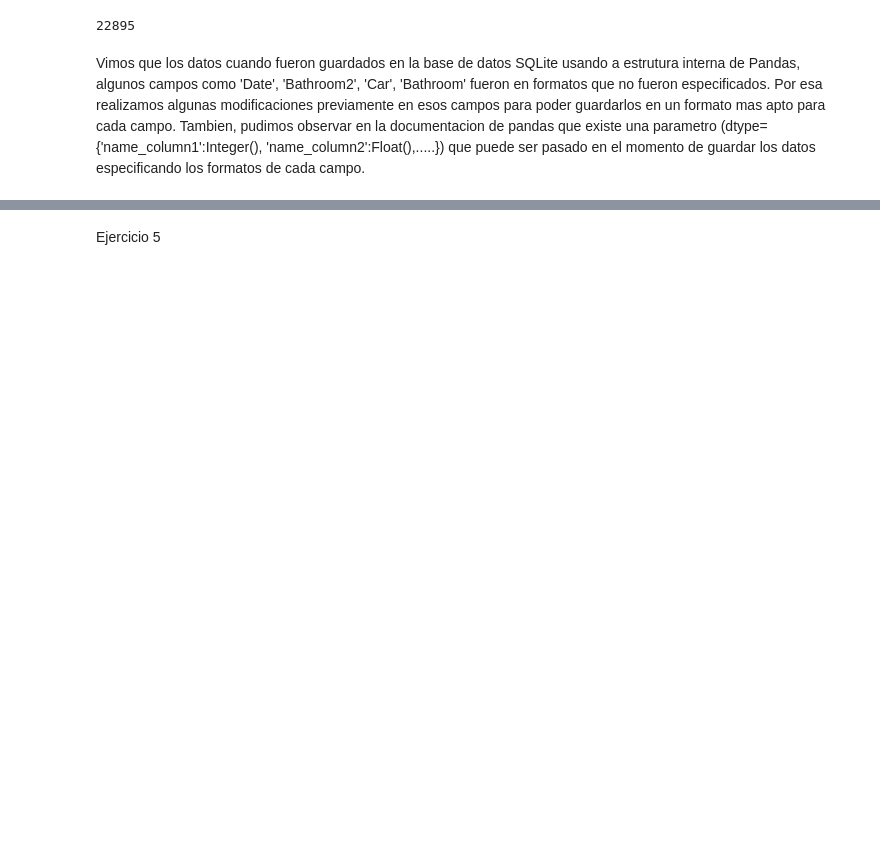
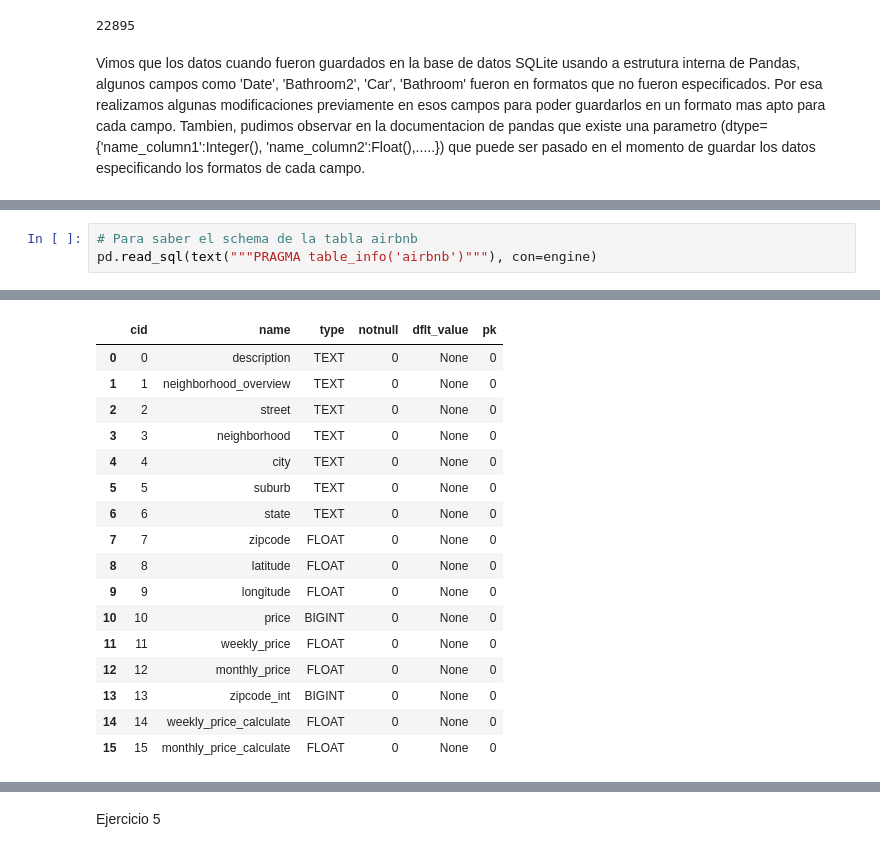
Before and after one commit to ramirobarone/CienciaDeDatosDiplo, a Jupyter notebook: Entregable_parte_1_eycd.ipynb, the cells around one changed output, grey strips where cells are left out. Saved outputs shown, nothing was run; the diff lists cells and outputs as text; blank space fills up the shorter version.

```diff
--- a/Entregable_parte_1_eycd.ipynb
+++ b/Entregable_parte_1_eycd.ipynb
@@ -186,0 +205,4 @@ NameError: name 'pd' is not defined
+# %%
+# Para saber el schema de la tabla airbnb
+pd.read_sql(text("""PRAGMA table_info('airbnb')"""), con=engine)
+# %% [output]
@@ -187,3 +213,20 @@ NameError: name 'pd' is not defined
+|  | cid | name | type | notnull | dflt_value | pk |
+| 0 | 0 | description | TEXT | 0 | None | 0 |
+| 1 | 1 | neighborhood_overview | TEXT | 0 | None | 0 |
+| 2 | 2 | street | TEXT | 0 | None | 0 |
+| 3 | 3 | neighborhood | TEXT | 0 | None | 0 |
+| 4 | 4 | city | TEXT | 0 | None | 0 |
+| 5 | 5 | suburb | TEXT | 0 | None | 0 |
+| 6 | 6 | state | TEXT | 0 | None | 0 |
+| 7 | 7 | zipcode | FLOAT | 0 | None | 0 |
+| 8 | 8 | latitude | FLOAT | 0 | None | 0 |
+| 9 | 9 | longitude | FLOAT | 0 | None | 0 |
+| 10 | 10 | price | BIGINT | 0 | None | 0 |
+| 11 | 11 | weekly_price | FLOAT | 0 | None | 0 |
+| 12 | 12 | monthly_price | FLOAT | 0 | None | 0 |
+| 13 | 13 | zipcode_int | BIGINT | 0 | None | 0 |
+| 14 | 14 | weekly_price_calculate | FLOAT | 0 | None | 0 |
+| 15 | 15 | monthly_price_calculate | FLOAT | 0 | None | 0 |
 # %%
 queryTotalRegistrosPorCiudad = "select count(*) as total from melb"
 resultTotalRegistrosPorCiudad = pd.read_sql(queryTotalRegistrosPorCiudad, con=engine)
```
Also changed, not shown: parts of 29 cells of this notebook.
